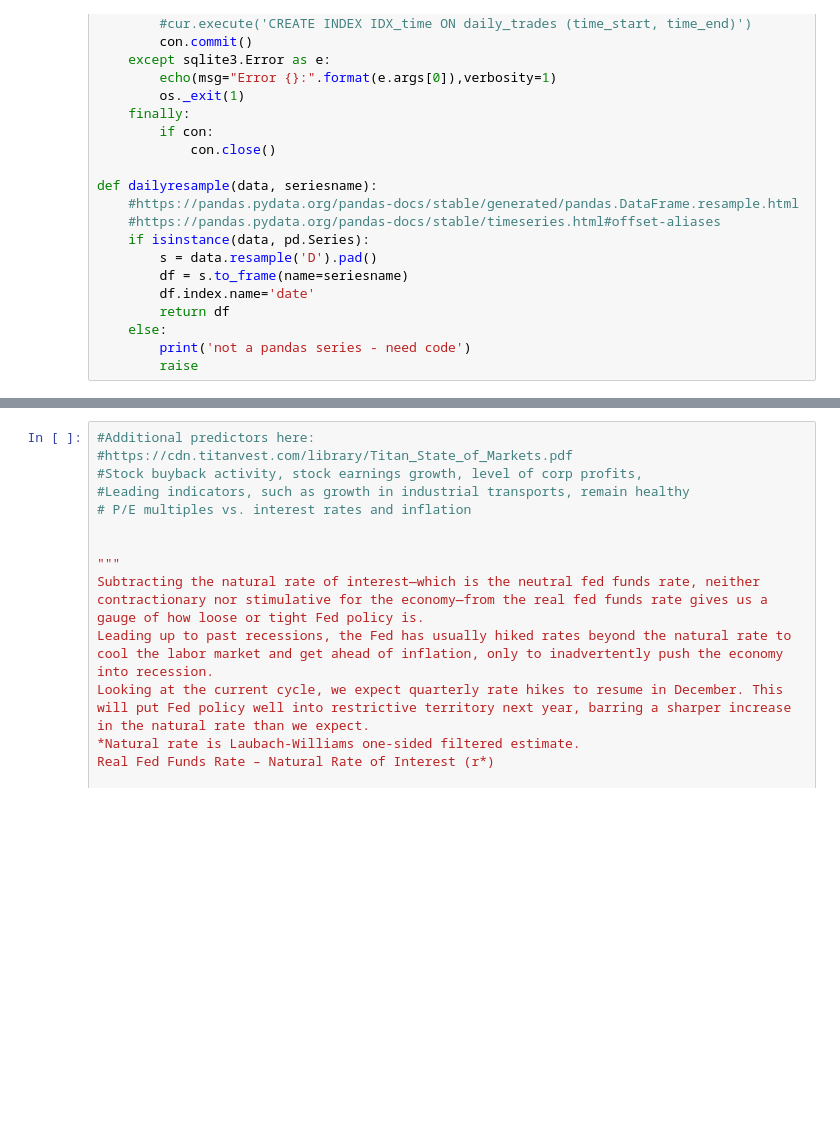
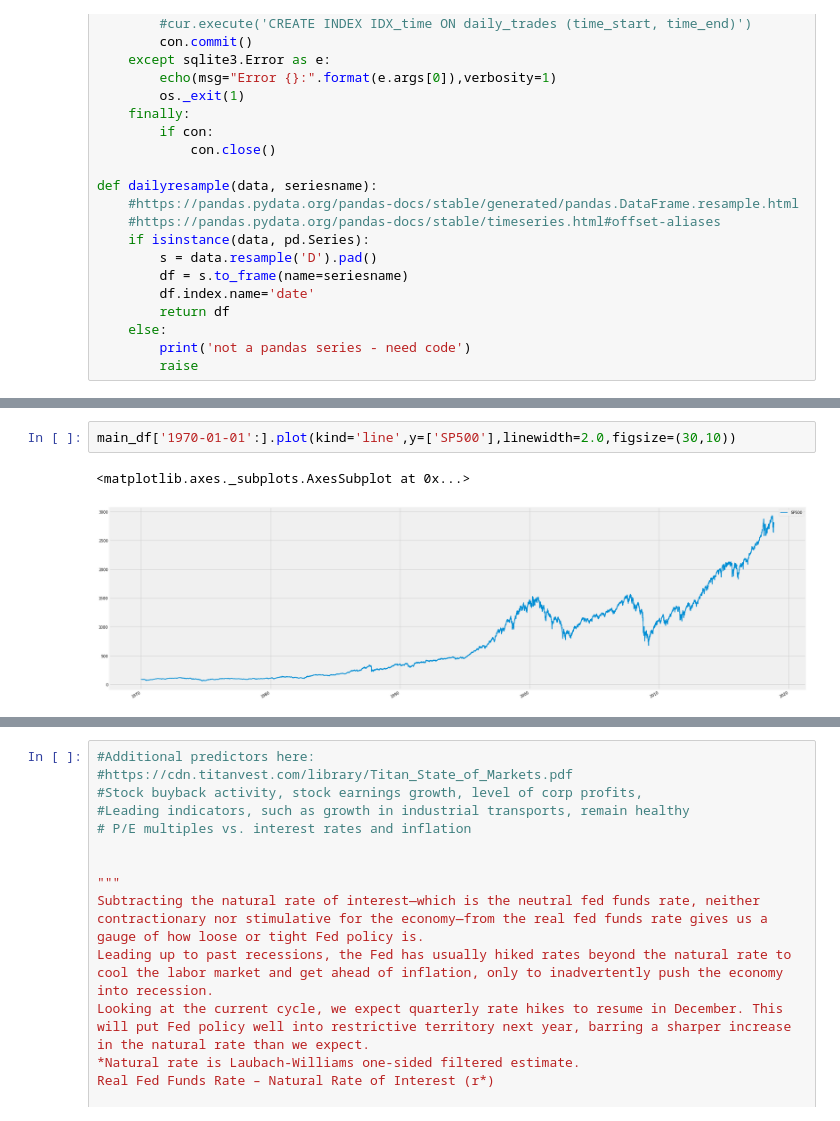
Before and after one commit to pogoetic/stego, a Jupyter notebook: stegonbk.ipynb, the cells around one changed output, grey strips where cells are left out. Drawn from its saved outputs; the diff is of its cells as text; blank space fills up the shorter version.

```diff
--- a/stegonbk.ipynb
+++ b/stegonbk.ipynb
@@ -295,0 +336,5 @@ main_df[51000:].head()
+# %%
+main_df['1970-01-01':].plot(kind='line',y=['SP500'],linewidth=2.0,figsize=(30,10))
+# %% [output]
+<matplotlib.axes._subplots.AxesSubplot at 0x...>
+[figure, added]
```
Also changed, not shown: parts of 10 cells of this notebook.
